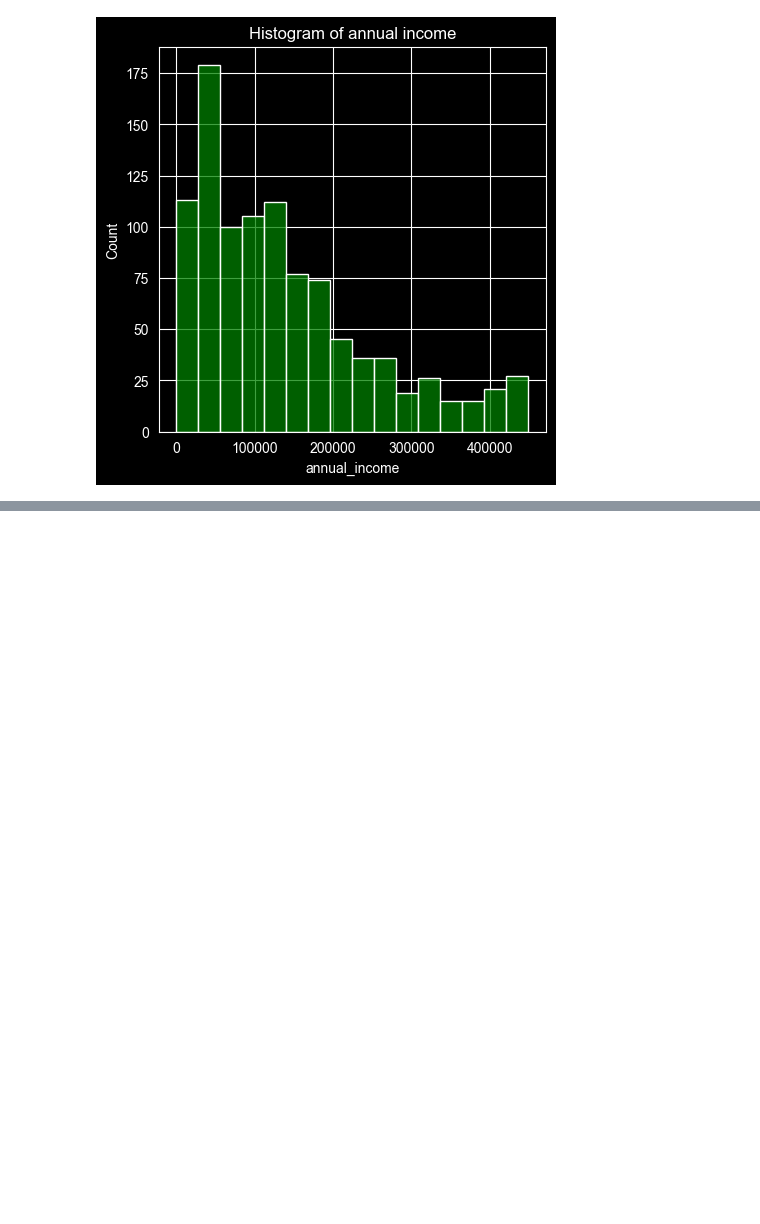
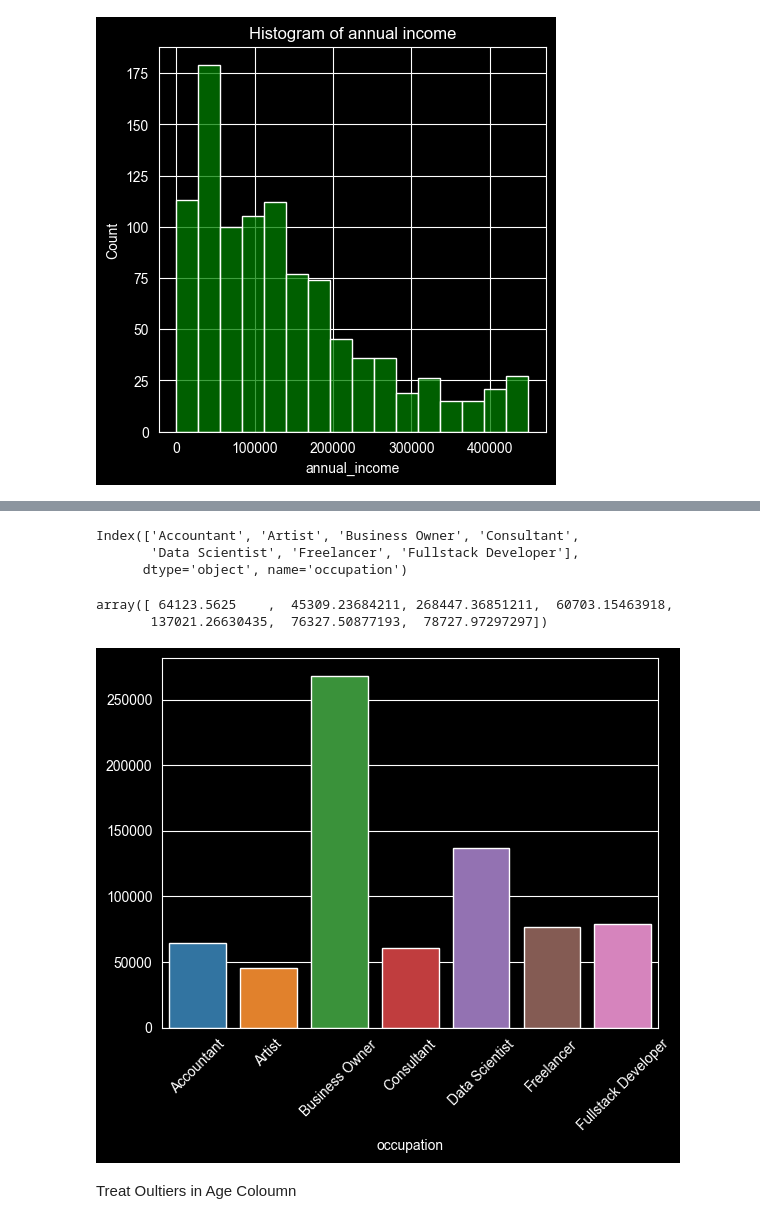
Before and after one commit to RawatXd/AtliQo-Bank-Project, a Jupyter notebook: main.ipynb, the cells around one changed output, grey strips where cells are left out. Saved outputs shown, nothing was run; the diff lists cells and outputs as text; code cells hidden in the pictures; blank space fills up the shorter version.

```diff
--- a/main.ipynb
+++ b/main.ipynb
@@ -159,0 +198,4 @@ DATA CLEANING
+# %%
+for index,row in df_customers.iterrows():
+    if row['annual_income'] < 100:
+        df_customers.at[index,"annual_income"] = occupation_wise_median[row["occupation"]]
@@ -159,0 +214,3 @@ DATA CLEANING
+# %%
+avg_income_per_occupation = df_customers.groupby("occupation")["annual_income"].mean()
+avg_income_per_occupation
@@ -159,0 +227,19 @@ DATA CLEANING
+# %%
+avg_income_per_occupation.index
+# %% [output]
+Index(['Accountant', 'Artist', 'Business Owner', 'Consultant',
+       'Data Scientist', 'Freelancer', 'Fullstack Developer'],
+      dtype='object', name='occupation')
+# %%
+avg_income_per_occupation.values
+# %% [output]
+array([ 64123.5625    ,  45309.23684211, 268447.36851211,  60703.15463918,
+       137021.26630435,  76327.50877193,  78727.97297297])
+# %%
+sns.barplot(x= avg_income_per_occupation.index, y =avg_income_per_occupation.values,palette="tab10")
+plt.xticks(rotation=45)
+plt.show()
+# %% [output]
+[figure, added]
+# %% [markdown]
+Treat Oultiers in Age Coloumn
```
Also changed, not shown: parts of 44 cells of this notebook.
